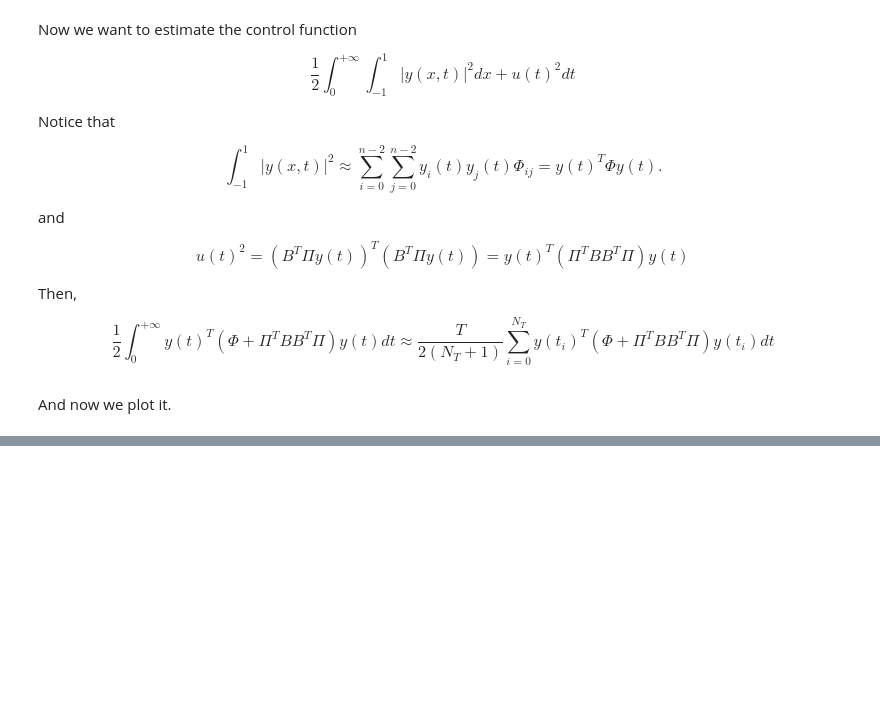
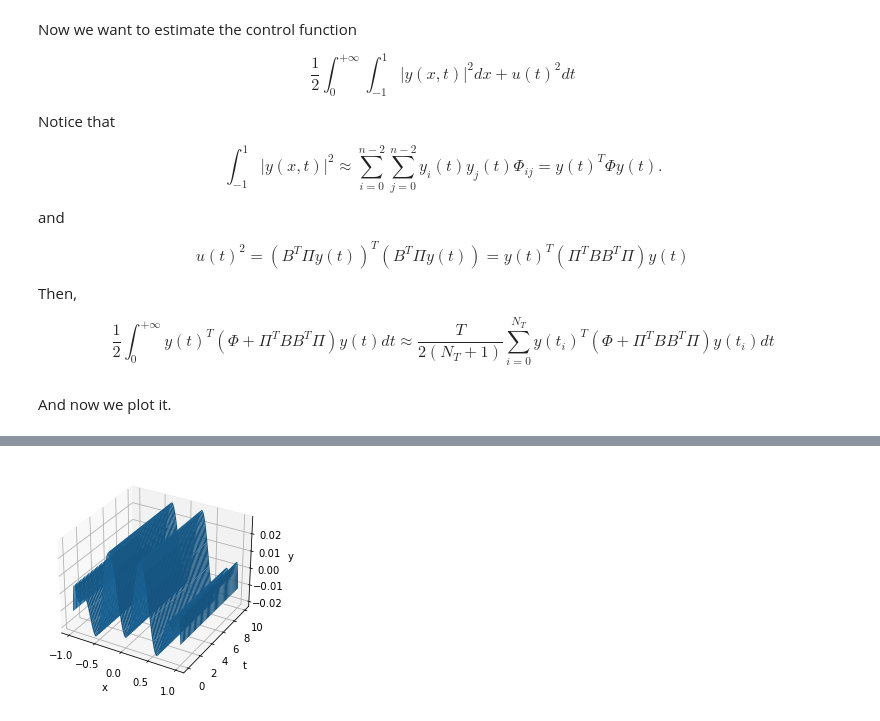
Before and after one commit to lucasmoschen/spectral-fp-opt-control, a Jupyter notebook: notebooks/control_strategies_spectral_solution.ipynb, the cells around one changed output, grey strips where cells are left out. Cells and saved outputs as stored; diff of their text form; code cells hidden in the pictures; blank space fills up the shorter version.

```diff
--- a/notebooks/control_strategies_spectral_solution.ipynb
+++ b/notebooks/control_strategies_spectral_solution.ipynb
@@ -227,18 +228,23 @@ def _solve1d_edo(self, n_f, N_x, N_t, lim1=None, lim2=None, controlled=True):
         N = self._discretize_N(n_f, lim1, lim2)
         Pi = solve_continuous_are(a=self.A, b=B, q=self.Phi, r=1)
         U = -B.T@Pi
-        sol = odeint(func=lambda y,t: self.Phi_inv@(self.A + N * (U@y) + B@U)@y,
-                        #t_span=(0,self.T),
-                        t=np.linspace(0,self.T, N_t+1),
-                        y0=self.y0)
-        control = U@sol.T
+
+        y_vec = np.zeros((N_t+1, n_f-1))
+        y_vec[0,:] = self.y0
+        sol = ode(lambda t,y: self.Phi_inv@(self.A + N * (U@y) + B@U)@y)
+        sol.set_initial_value(self.y0, 0.0)
+        sol.set_integrator('lsoda')
+        for i in range(1, N_t+1):
+            y_vec[i,:] = sol.integrate(h_t)
+        control = U@y_vec.T
+
     else:
         sol = solve_ivp(fun=lambda t,y: self.Phi_inv@self.A@y,
                         t_span=(0,self.T),
                         t_eval=np.linspace(0,self.T, N_t+1),
                         y0=self.y0)
         control = np.zeros((1,N_t+1))
-    return sol, control[0]
+    return y_vec, control[0]
 
 def solve1d(self, n_f, N_x, N_t, lim1=None, lim2=None, controlled=True):
 
@@ -361,0 +406,13 @@ plt.show()
+# %%
+x = np.linspace(-1, 1, 201)
+t = np.linspace(0, 10, 100001)
+X, T = np.meshgrid(x,t)
+
+ax = plt.axes(projection='3d')
+ax.plot_surface(X, T, y)
+ax.set_xlabel('x')
+ax.set_ylabel('t')
+ax.set_zlabel('y')
+plt.show()
+# %% [output]
+[figure, added]
```
Also changed, not shown: parts of 5 cells of this notebook, 1 other file.
